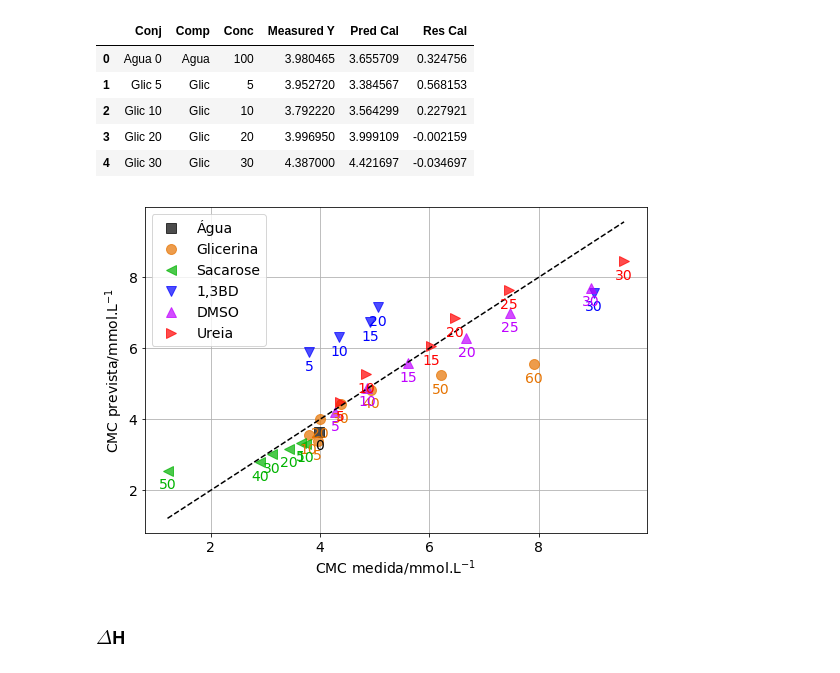
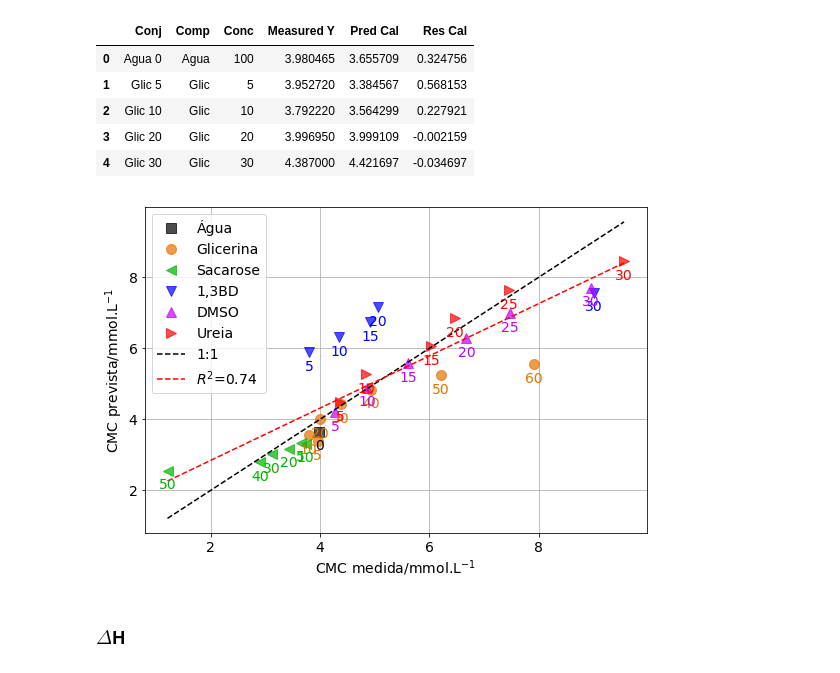
Before and after one commit to KarlClinckspoor/Tese, a Jupyter notebook: imagens/notebooks/Análise multivariada.ipynb, the cells around one changed output. Drawn from its saved outputs; the diff is of its cells as text; code cells hidden in the pictures.

```diff
--- a/imagens/notebooks/Análise multivariada.ipynb
+++ b/imagens/notebooks/Análise multivariada.ipynb
@@ -144,36 +144,44 @@ for comp in pls_pirouette_cmc['Comp'].unique():
     nome = dict_tabela_pls[comp]
     ax.plot(pls_pirouette_cmc['Measured Y'][mascara],
            pls_pirouette_cmc['Pred Cal'][mascara],
            color=Cores[nome],
            label=nome,
            linewidth=0,
            marker=Simbolos[nome],
            markersize=def_markersize,
            alpha=0.7)
 
 ax.set(xlabel='CMC medida/mmol.L$^{-1}$', ylabel='CMC prevista/mmol.L$^{-1}$')
 ax.grid()
 
 min_cmc = pls_pirouette_cmc['Measured Y'].min()
 max_cmc = pls_pirouette_cmc['Measured Y'].max()
 r = np.linspace(min_cmc, max_cmc)
-ax.plot(r, r, color='k', ls='--')
-ax.legend()
+ax.plot(r, r, color='k', ls='--', label='1:1')
+
 
 for i, conc in enumerate(pls_pirouette_cmc['Conc']):
     comp = dict_tabela_pls[pls_pirouette_cmc['Comp'][i]]
     if conc == 100:
         conc = '0'
     ax.text(pls_pirouette_cmc['Measured Y'][i],
             pls_pirouette_cmc['Pred Cal'][i]-0.2,
             s=conc,
             color=Cores[comp],
             ha='center',
             va='top')
 
+SStot = np.sum( (pls_pirouette_cmc['Measured Y'] - pls_pirouette_cmc['Measured Y'].mean()) ** 2 )
+chisqr = np.sum( (pls_pirouette_cmc['Measured Y'] - pls_pirouette_cmc['Pred Cal']) ** 2 )
+R2 = 1 - chisqr/SStot
+
+z = np.polyfit(pls_pirouette_cmc['Measured Y'], pls_pirouette_cmc['Pred Cal'], 1)
+ax.plot(r, z[0] * r + z[1], color='r', ls='--', label=rf'$R^2$={R2:.2f}')
+ax.legend()
+
 fig.savefig(img_path + r'PLS_cmc_pirouette.pdf')
 # %% [output]
-[figure, old version]
+[figure, new version]
 # %% [markdown]
 ### $\Delta$H
 # %%
```
Also changed, not shown: parts of 33 cells of this notebook, 11 other files.
